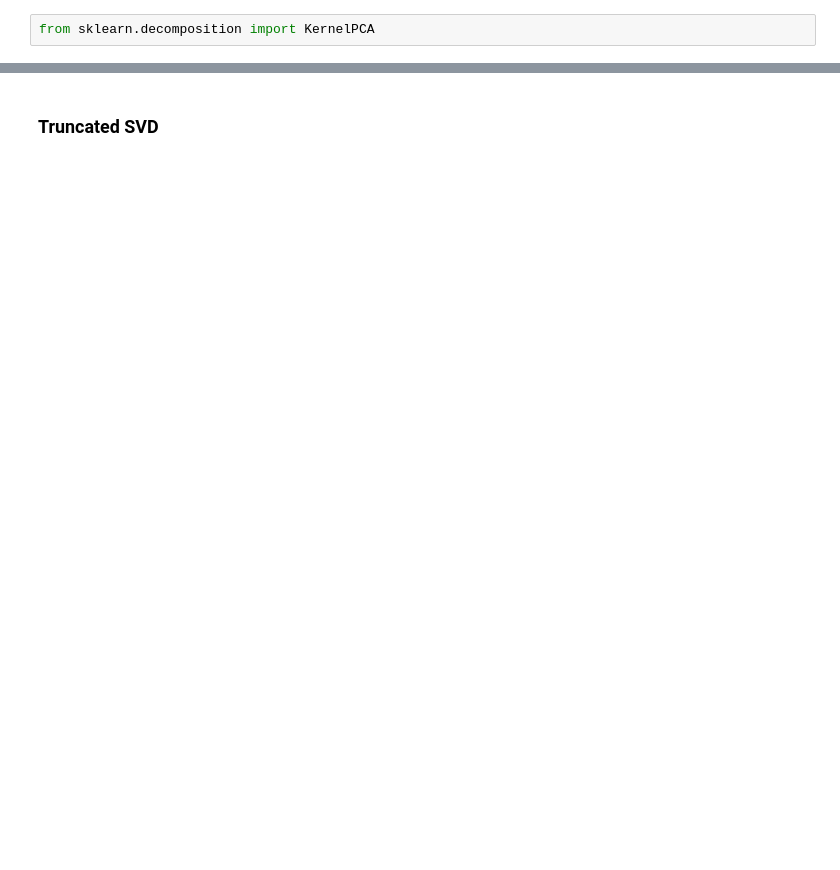
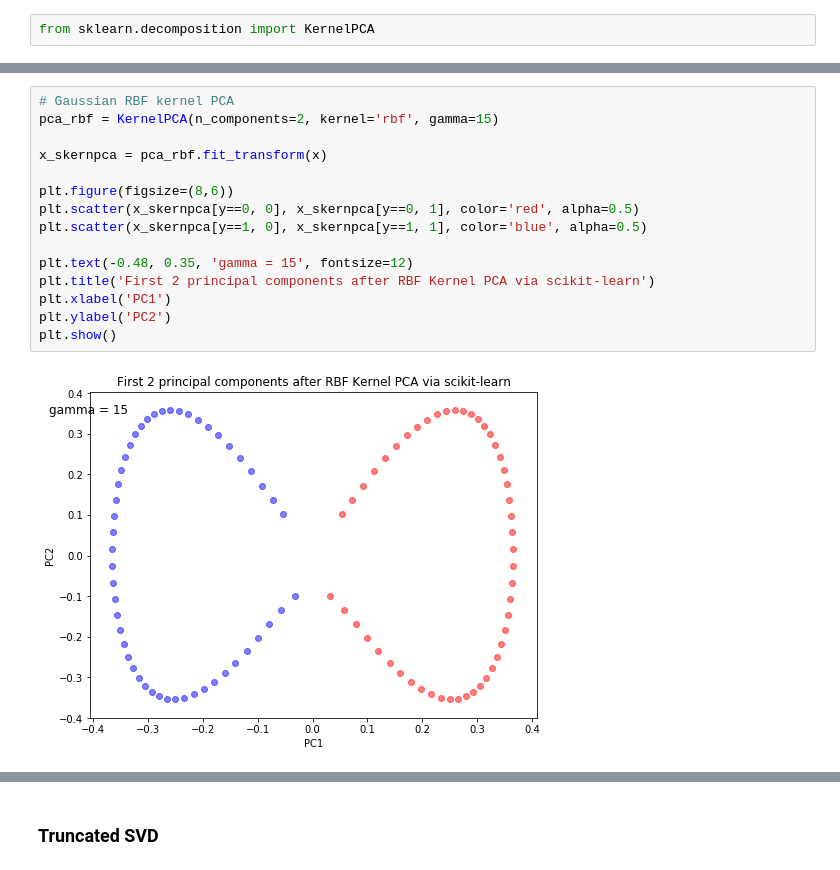
Before and after one commit to Chialijuan/JupyterNotes, a Jupyter notebook: DimentionalityReduction.ipynb, the cells around one changed output, grey strips where cells are left out. Cells and saved outputs as stored; diff of their text form; blank space fills up the shorter version.

```diff
--- a/DimentionalityReduction.ipynb
+++ b/DimentionalityReduction.ipynb
@@ -401,0 +453,17 @@ TypeError: slice indices must be integers or None or have an __index__ method
+# %%
+# Gaussian RBF kernel PCA
+pca_rbf = KernelPCA(n_components=2, kernel='rbf', gamma=15)
+
+x_skernpca = pca_rbf.fit_transform(x)
+
+plt.figure(figsize=(8,6))
+plt.scatter(x_skernpca[y==0, 0], x_skernpca[y==0, 1], color='red', alpha=0.5)
+plt.scatter(x_skernpca[y==1, 0], x_skernpca[y==1, 1], color='blue', alpha=0.5)
+
+plt.text(-0.48, 0.35, 'gamma = 15', fontsize=12)
+plt.title('First 2 principal components after RBF Kernel PCA via scikit-learn')
+plt.xlabel('PC1')
+plt.ylabel('PC2')
+plt.show()
+# %% [output]
+[figure, added]
```
Also changed, not shown: parts of 20 cells of this notebook.
